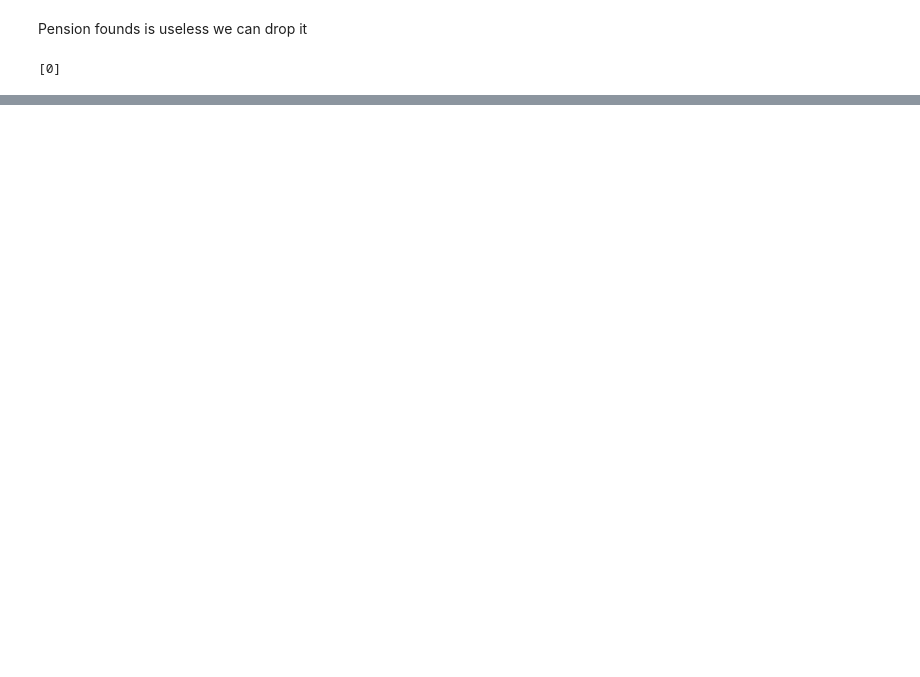
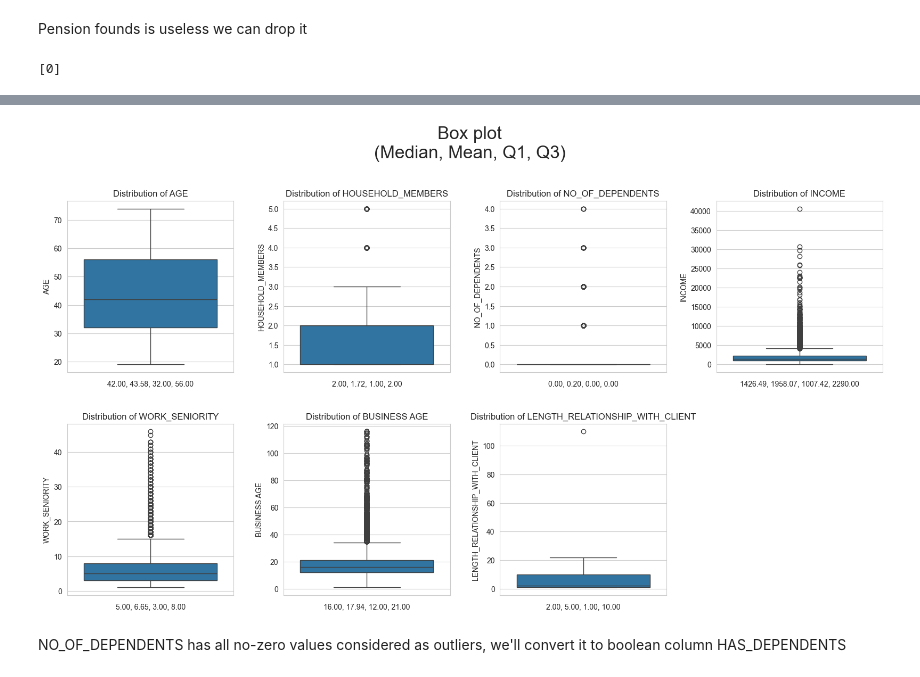
Before and after one commit to Michael-Pytel/Consumer-Loans-Analysis, a Jupyter notebook: src/eda_processing.ipynb, the cells around one changed output, grey strips where cells are left out. Cells and saved outputs as stored; diff of their text form; code cells hidden in the pictures; blank space fills up the shorter version.

```diff
--- a/src/eda_processing.ipynb
+++ b/src/eda_processing.ipynb
@@ -182,0 +168,6 @@ NUMERICAL.remove("PENSION_FUNDS")
+# %%
+BOOLEAN = [
+    "DEBIT_CARD", "CURRENT_ACCOUNT", "SAVING_ACCOUNT", "SALARY_ACCOUNT", "FOREIGN_ACCOUNT", "FINALIZED_LOAN", "DEPOSIT", "DEFAULT_FLAG"
+]
+
+print_categorical_distribution(BOOLEAN)
@@ -182,0 +217,21 @@ NUMERICAL.remove("PENSION_FUNDS")
+# %%
+COLS = 4
+ROWS = math.ceil(len(NUMERICAL) / COLS)
+
+fig, axes = plt.subplots(ROWS, COLS, figsize=(ROWS * 8, COLS * 2))
+axes = axes.flatten()
+fig.tight_layout()
+plt.subplots_adjust(hspace=0.3, wspace=0.3)
+fig.suptitle("Box plot\n(Median, Mean, Q1, Q3)", fontsize=24, y=1.15)
+
+for i, col_name in enumerate(NUMERICAL):
+    sns.boxplot(df[col_name], ax=axes[i])
+    axes[i].set_title(f"Distribution of {col_name}")
+    axes[i].set_xlabel(", ".join([f"{val:.2f}" for val in [np.median(df[col_name]), np.mean(df[col_name]), np.percentile(df[col_name], 25), np.percentile(df[col_name], 75)]]))
+
+axes[-1].axis('off')
+plt.show()
+# %% [output]
+[figure, added]
+# %% [markdown]
+NO_OF_DEPENDENTS has all no-zero values considered as outliers, we'll convert it to boolean column HAS_DEPENDENTS
```
Also changed, not shown: parts of 33 cells of this notebook, 1 other file.
